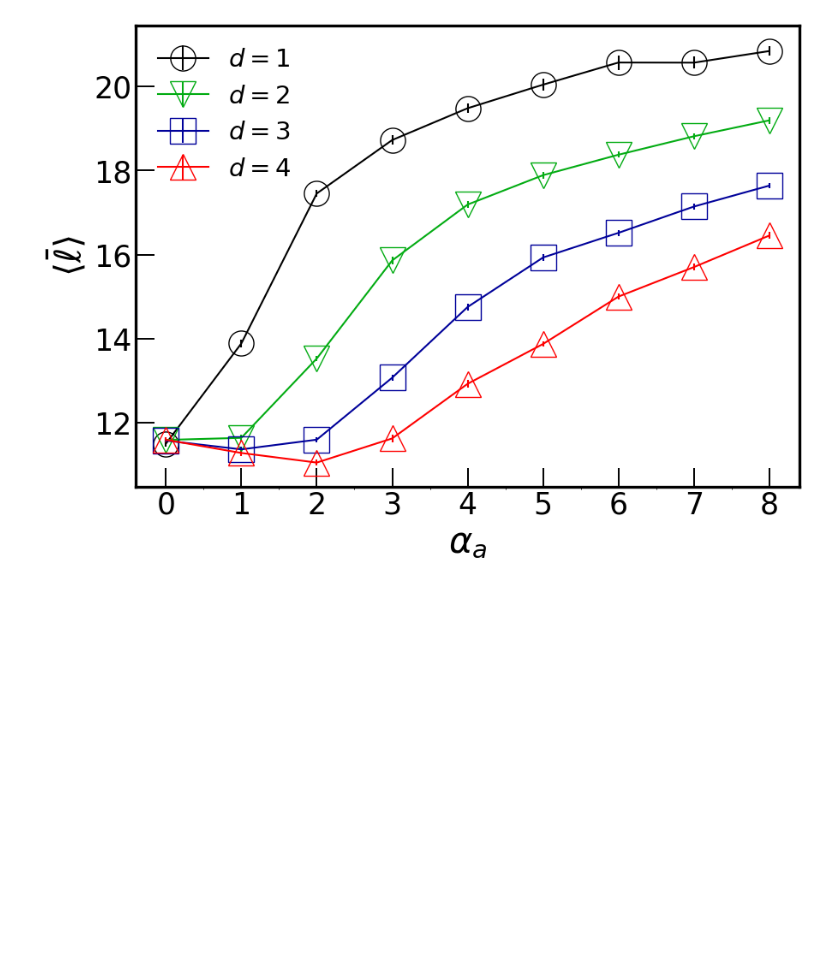
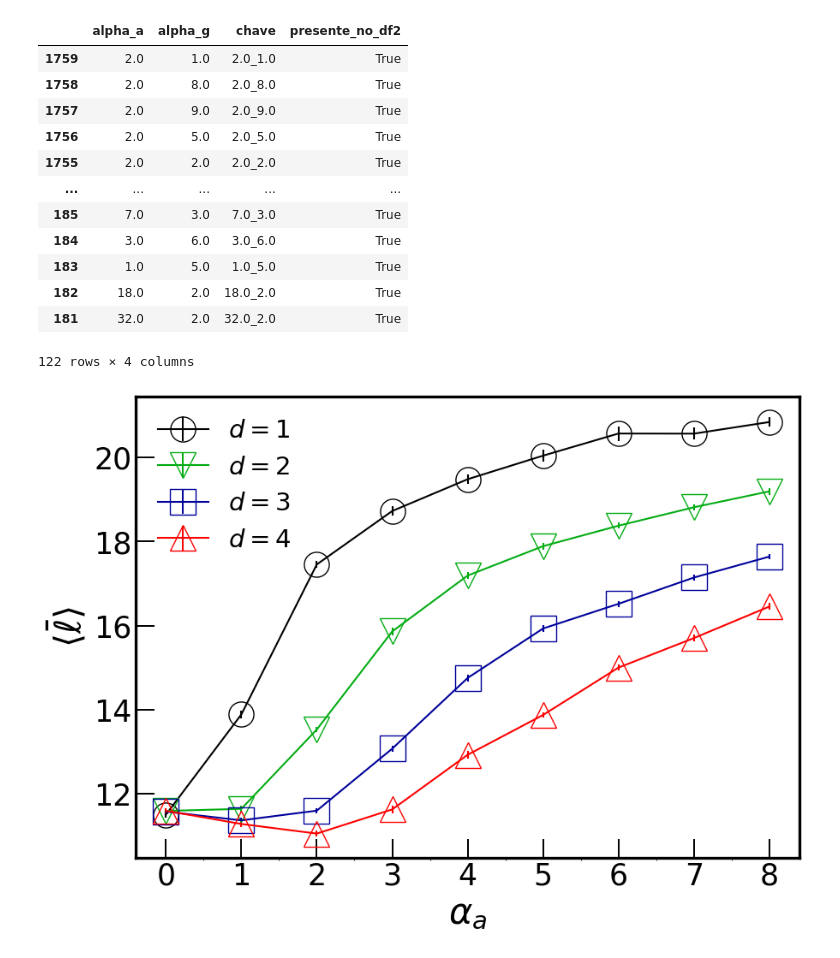
Before and after one commit to JuniorAlencar/TsallisNetwork, a Jupyter notebook: scripts/jupyter/shortespath.ipynb, the cells around one changed output. Cells and saved outputs as stored; diff of their text form; code cells hidden in the pictures; blank space fills up the shorter version.

```diff
--- a/scripts/jupyter/shortespath.ipynb
+++ b/scripts/jupyter/shortespath.ipynb
@@ -38,3 +116,20 @@ df_all.head()
+# %%
+combinacoes_unicas['presente_no_df2'] = combinacoes_unicas['chave'].isin(df_filter['chave'])
+combinacoes_unicas
+# %% [output]
+|  | alpha_a | alpha_g | chave | presente_no_df2 |
+| 1759 | 2.0 | 1.0 | 2.0_1.0 | True |
+| 1758 | 2.0 | 8.0 | 2.0_8.0 | True |
+| 1757 | 2.0 | 9.0 | 2.0_9.0 | True |
+| 1756 | 2.0 | 5.0 | 2.0_5.0 | True |
+| 1755 | 2.0 | 2.0 | 2.0_2.0 | True |
+| ... | ... | ... | ... | ... |
+| 185 | 7.0 | 3.0 | 7.0_3.0 | True |
+| 184 | 3.0 | 6.0 | 3.0_6.0 | True |
+| 183 | 1.0 | 5.0 | 1.0_5.0 | True |
+| 182 | 18.0 | 2.0 | 18.0_2.0 | True |
+| 181 | 32.0 | 2.0 | 32.0_2.0 | True |
+122 rows × 4 columns
 # %%
 alpha_a_filter = [round(i,2) for i in range(9)]
 dimensions = [1,2,3,4]
```
Also changed, not shown: parts of 5 cells of this notebook, 5 other files.
